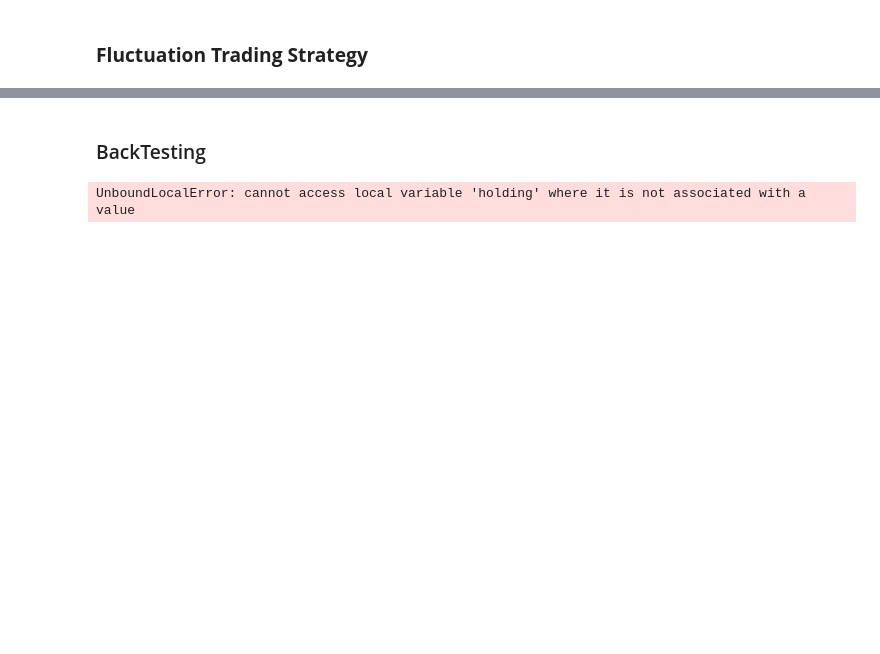
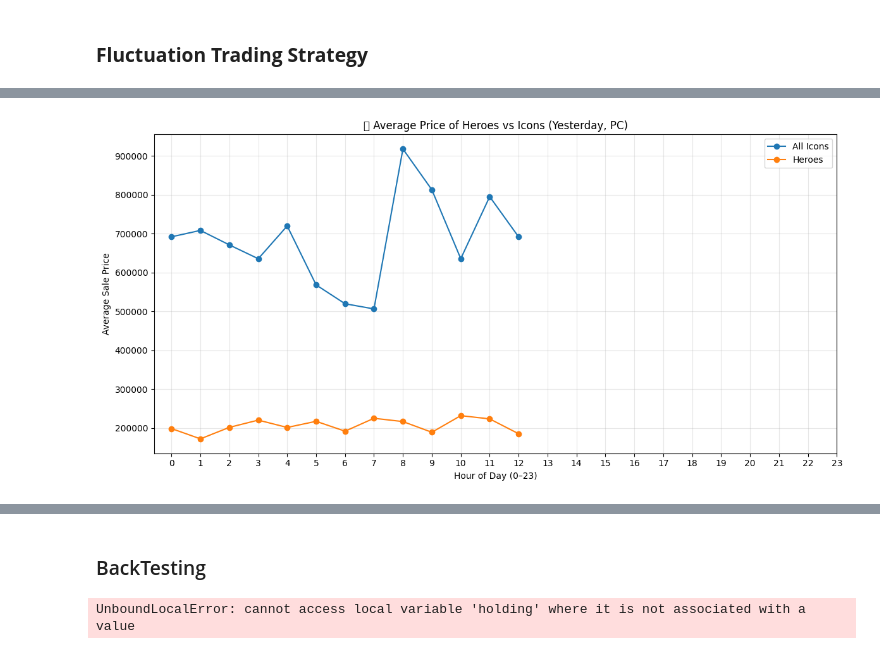
Before and after one commit to Shaninhooo/Data-Driven-Trading-Strategy-Research-on-FIFA-Market, a Jupyter notebook: analysis/fc26_data.ipynb, the cells around one changed output, grey strips where cells are left out. Saved outputs shown, nothing was run; the diff lists cells and outputs as text; code cells hidden in the pictures; blank space fills up the shorter version.

```diff
--- a/analysis/fc26_data.ipynb
+++ b/analysis/fc26_data.ipynb
@@ -418,3 +484,48 @@ No icon fluctuation candidates found in the last 12h.
+# %%
+def plot_icons_and_heroes_yesterday(df, platform="pc"):
+    # Find yesterday's date
+    latest_time = df['sale_time'].max()
+    yesterday = (latest_time - pd.Timedelta(days=0)).normalize()  # 00:00 of yesterday
+    today = yesterday + pd.Timedelta(days=1)  # 00:00 of today
+
+    # Filter only yesterday, platform, and versions
+    mask = (
+        (df['platform'] == platform) &
+        (df['sold_price'] > 0) &
+        (df['version'].isin(["All Icons", "Heroes"])) &
+        (df['sale_time'] >= yesterday) &
+        (df['sale_time'] < today)
+    )
+    sub_df = df[mask].copy()
+
+    if sub_df.empty:
+        print("No sales data found for yesterday.")
+        return
+
+    # Bucket by hour of yesterday
+    sub_df['hour'] = sub_df['sale_time'].dt.hour
+
+    # Group by hour + version
+    grouped = sub_df.groupby(['hour', 'version'])['sold_price'].mean().reset_index()
+
+    plt.figure(figsize=(12,6))
+    for version in grouped['version'].unique():
+        data = grouped[grouped['version'] == version]
+        plt.plot(data['hour'], data['sold_price'], marker='o', label=version)
+
+    plt.title(f"📈 Average Price of Heroes vs Icons (Yesterday, {platform.upper()})")
+    plt.xlabel("Hour of Day (0–23)")
+    plt.ylabel("Average Sale Price")
+    plt.xticks(range(0,24))
+    plt.legend()
+    plt.grid(True, alpha=0.3)
+    plt.tight_layout()
+    plt.show()
+
+# Example
+plot_icons_and_heroes_yesterday(df_26, platform="pc")
+# %% [output]
+[figure, added]
 # %%
 # Assuming df_26['sale_time'] is already in Adelaide timezone
 adelaide_tz = df_26['sale_time'].dt.tz
```
Also changed, not shown: parts of 13 cells of this notebook, 3 other files.
